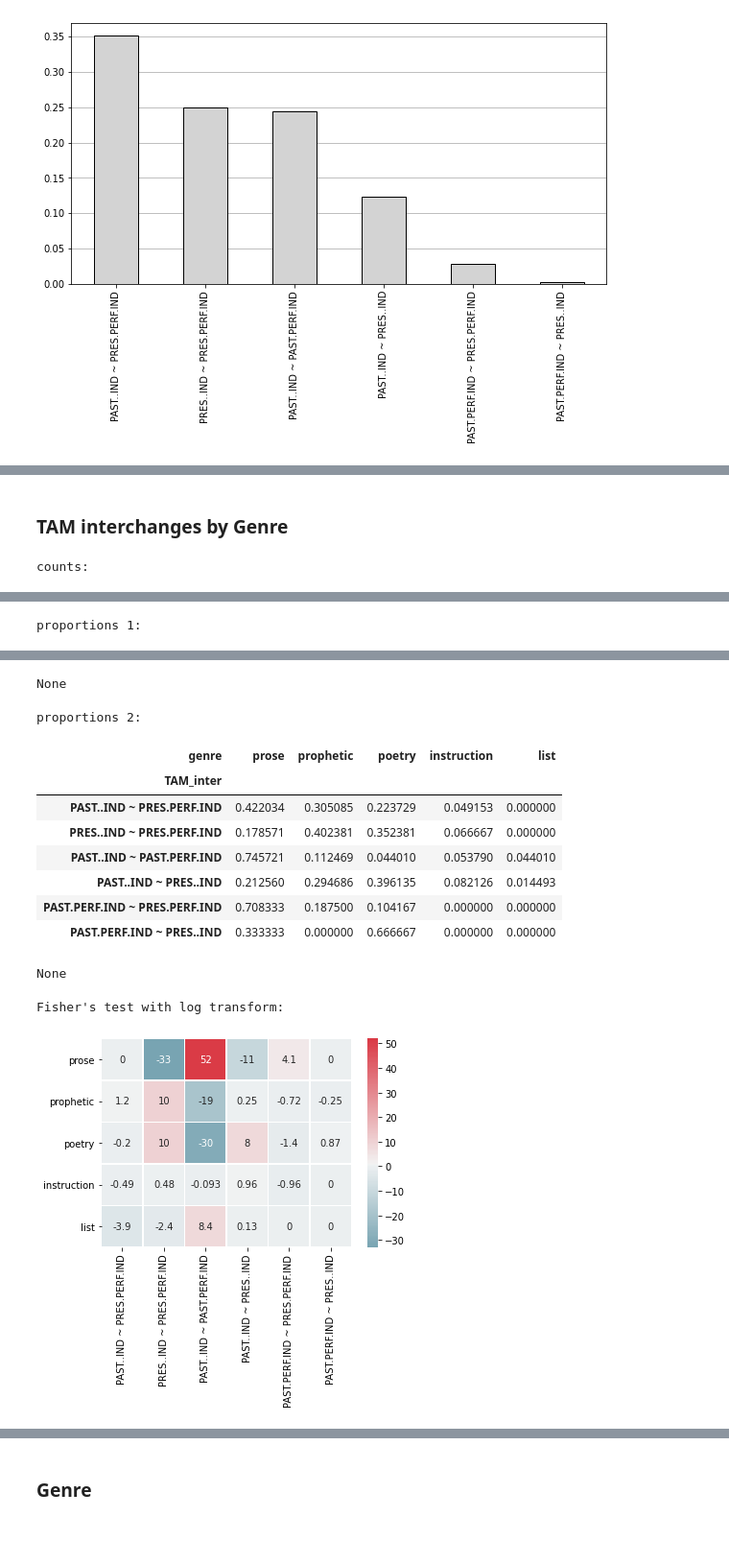
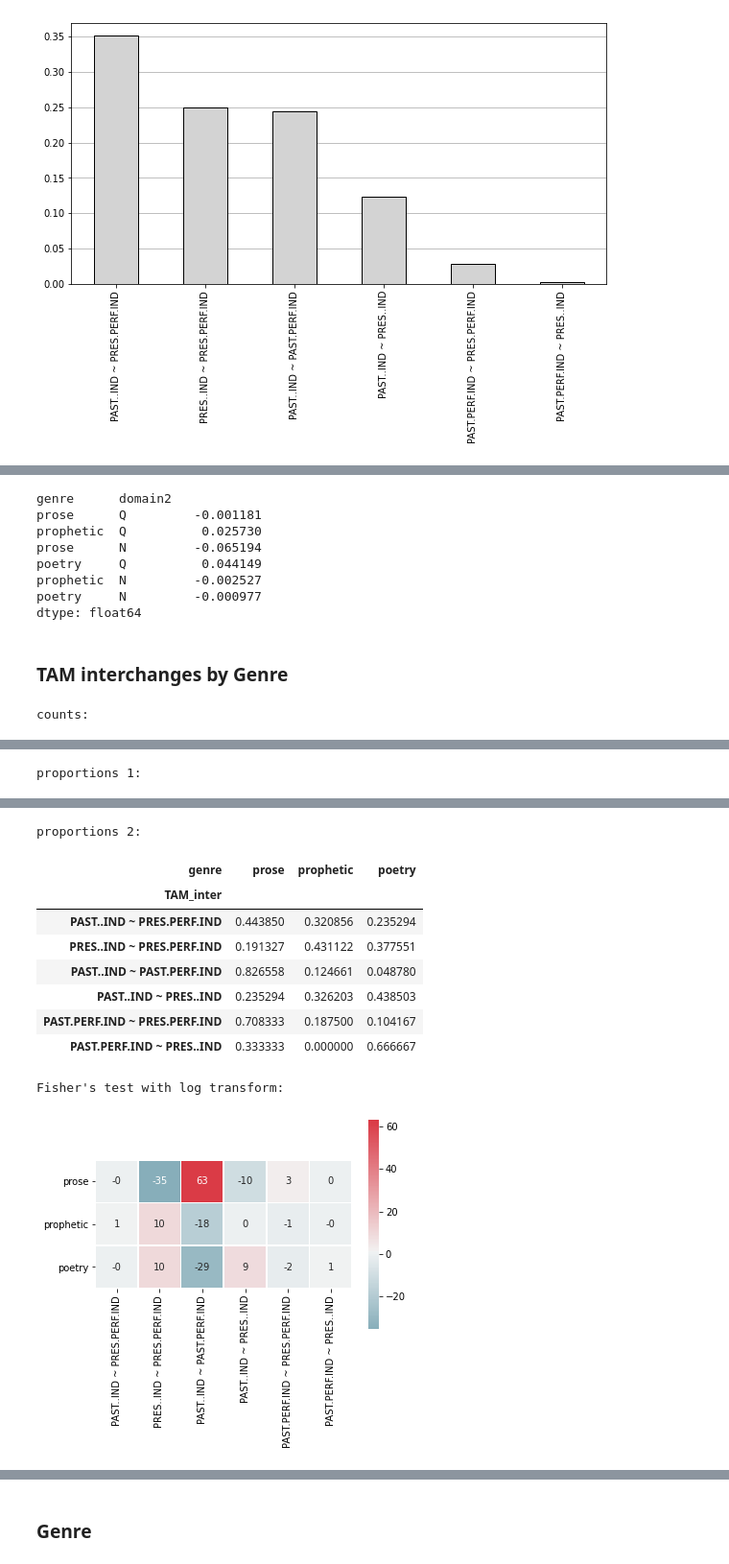
Before and after one commit to CambridgeSemiticsLab/Gesenius_data, a Jupyter notebook: analysis/§106_English_general.ipynb, the cells around one changed output, grey strips where cells are left out. Shown at 96% size. Cells and saved outputs as stored; diff of their text form; code cells hidden in the pictures; blank space fills up the shorter version.

```diff
--- a/analysis/§106_English_general.ipynb
+++ b/analysis/§106_English_general.ipynb
@@ -22,6 +22,9 @@ ts = TextShower(
              'esv_TAMspan', 'esv_TAM',
              'niv_TAMspan', 'niv_TAM']
 )
+
+main_genre = ['prose', 'poetry', 'prophetic']
+main_dom = ['Q', 'N']
 # %%
 qatal_dfs.columns
 # %% [output]
@@ -111,6 +114,9 @@ qatal_dfs2 = qatal_dfs[
 esv_df = qatal_dfs2[qatal_dfs2.esv_TAM.isin(main_semantics)]
 niv_df = qatal_dfs2[qatal_dfs2.niv_TAM.isin(main_semantics)]
 eng_df = qatal_dfs2.loc[list(set(esv_df.index) & set(niv_df.index))] # both parses are in main semantics
+
+# add a column for counting agreement/disagreement by translation
+eng_df['disagree'] = 1*(eng_df.esv_TAM != eng_df.niv_TAM)
 # %%
 esv_df.shape # i.e. dimensions of the new tables
 # %% [output]
@@ -264,3 +329,0 @@ plot_bar_1D(inter_pr, ax)
-# %%
-# add a column for counting by genre
-eng_df['disagree'] = eng_df.esv_TAM != eng_df.niv_TAM
@@ -309,7 +539,19 @@ ag_genre_oneN
+# %%
+# dif of props
+ag_gendom.pr2.loc[1] - ag_gendom.pr2.loc[0]
+# %% [output]
+genre      domain2
+prose      Q         -0.001181
+prophetic  Q          0.025730
+prose      N         -0.065194
+poetry     Q          0.044149
+prophetic  N         -0.002527
+poetry     N         -0.000977
+dtype: float64
 # %% [markdown]
 ### TAM interchanges by Genre
 # %%
-gen_tami = Analyze(eng_df, 'genre', 'TAM_inter')
+gen_tami = Analyze(eng_df[eng_df.genre.isin(main_genre)], index='genre', columns='TAM_inter')
 
 gen_tami.show()
 # %% [output]
@@ -332,13 +570,11 @@ proportions 1:
-None
+proportions 2:
+| genre | prose | prophetic | poetry |
+| TAM_inter |  |  |  |
+| PAST..IND ~ PRES.PERF.IND | 0.443850 | 0.320856 | 0.235294 |
+| PRES..IND ~ PRES.PERF.IND | 0.191327 | 0.431122 | 0.377551 |
+| PAST..IND ~ PAST.PERF.IND | 0.826558 | 0.124661 | 0.048780 |
+| PAST..IND ~ PRES..IND | 0.235294 | 0.326203 | 0.438503 |
+| PAST.PERF.IND ~ PRES.PERF.IND | 0.708333 | 0.187500 | 0.104167 |
+| PAST.PERF.IND ~ PRES..IND | 0.333333 | 0.000000 | 0.666667 |
-proportions 2:
+Fisher's test with log transform:
-| genre | prose | prophetic | poetry | instruction | list |
-| TAM_inter |  |  |  |  |  |
-| PAST..IND ~ PRES.PERF.IND | 0.422034 | 0.305085 | 0.223729 | 0.049153 | 0.000000 |
-| PRES..IND ~ PRES.PERF.IND | 0.178571 | 0.402381 | 0.352381 | 0.066667 | 0.000000 |
-| PAST..IND ~ PAST.PERF.IND | 0.745721 | 0.112469 | 0.044010 | 0.053790 | 0.044010 |
-| PAST..IND ~ PRES..IND | 0.212560 | 0.294686 | 0.396135 | 0.082126 | 0.014493 |
-| PAST.PERF.IND ~ PRES.PERF.IND | 0.708333 | 0.187500 | 0.104167 | 0.000000 | 0.000000 |
-| PAST.PERF.IND ~ PRES..IND | 0.333333 | 0.000000 | 0.666667 | 0.000000 | 0.000000 |
-None
-Fisher's test with log transform:
-[figure, old version]
+[figure, new version]
```
Also changed, not shown: parts of 103 cells of this notebook, 3 other files.
